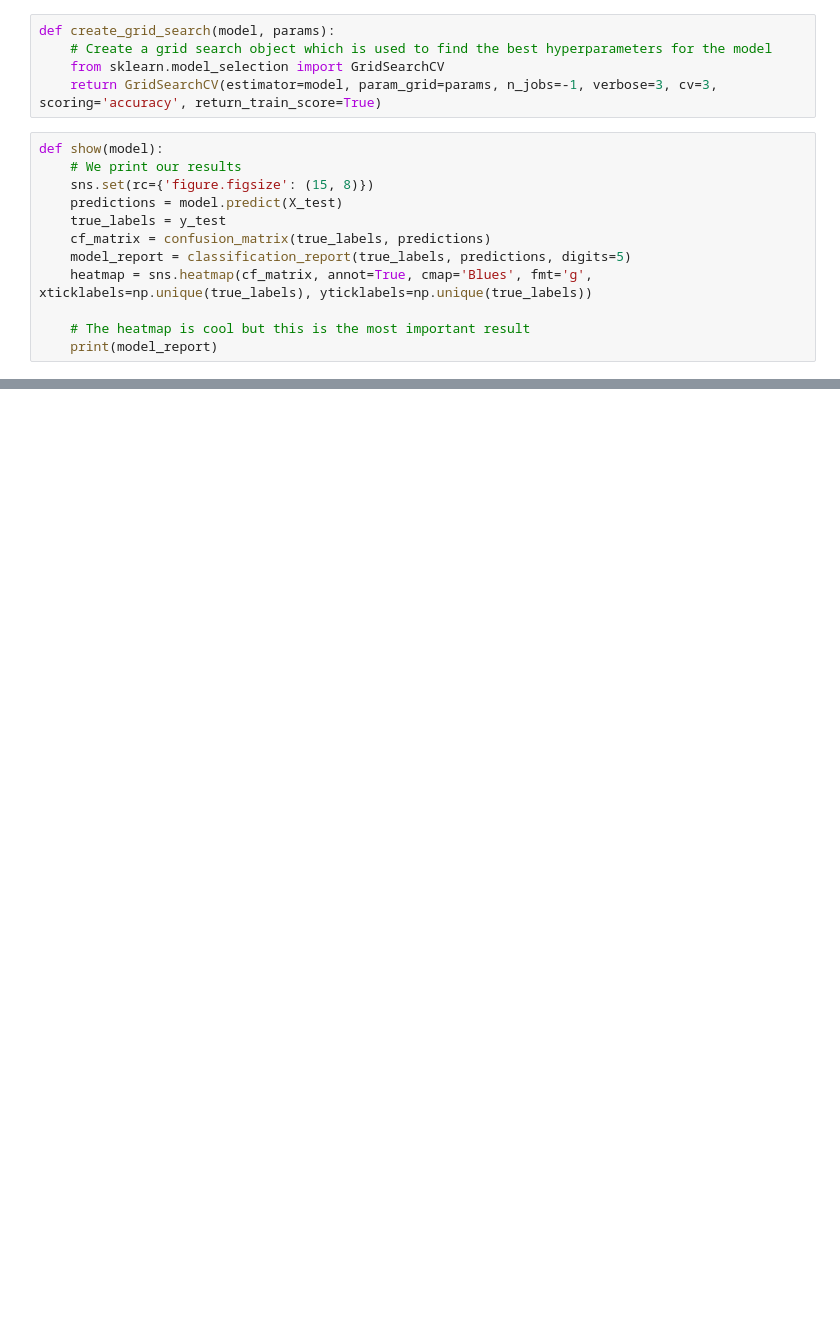
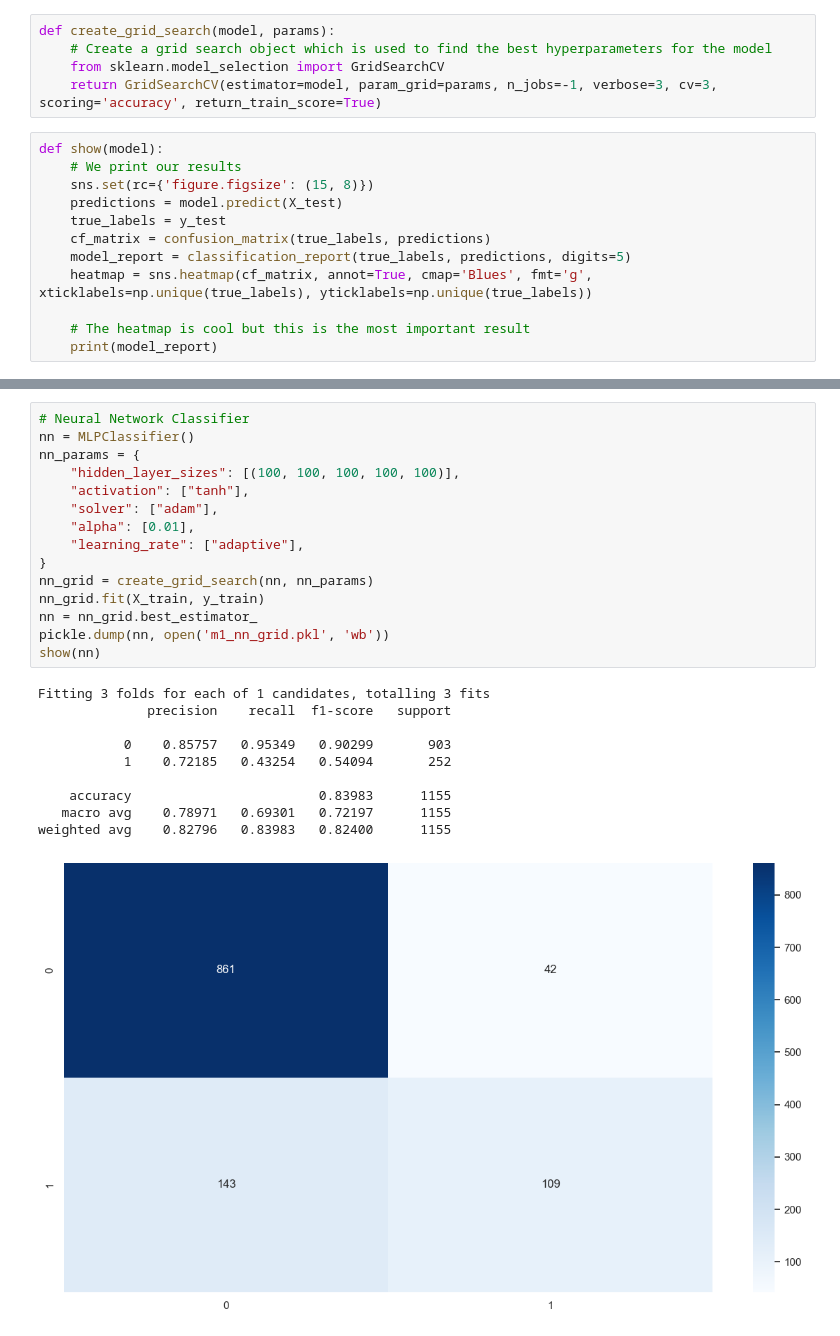
Before and after one commit to VictoKu1/IndustrialControlSystemCyberAttackDetectingCourse, a Jupyter notebook: Industrial_Power_Control_Cyber_Attacks_Detection.ipynb, the cells around one changed output, grey strips where cells are left out. Saved outputs shown, nothing was run; the diff lists cells and outputs as text; blank space fills up the shorter version.

```diff
--- a/Industrial_Power_Control_Cyber_Attacks_Detection.ipynb
+++ b/Industrial_Power_Control_Cyber_Attacks_Detection.ipynb
@@ -660,0 +558,26 @@ weighted avg    0.96970   0.96970   0.96921      1155
+# %%
+# Neural Network Classifier
+nn = MLPClassifier()
+nn_params = {
+    "hidden_layer_sizes": [(100, 100, 100, 100, 100)],
+    "activation": ["tanh"],
+    "solver": ["adam"],
+    "alpha": [0.01],
+    "learning_rate": ["adaptive"],
+}
+nn_grid = create_grid_search(nn, nn_params)
+nn_grid.fit(X_train, y_train)
+nn = nn_grid.best_estimator_
+pickle.dump(nn, open('m1_nn_grid.pkl', 'wb'))
+show(nn)
+# %% [output]
+Fitting 3 folds for each of 1 candidates, totalling 3 fits
+              precision    recall  f1-score   support
+
+           0    0.85757   0.95349   0.90299       903
+           1    0.72185   0.43254   0.54094       252
+
+    accuracy                        0.83983      1155
+   macro avg    0.78971   0.69301   0.72197      1155
+weighted avg    0.82796   0.83983   0.82400      1155
+[figure, added]
```
Also changed, not shown: parts of 16 cells of this notebook, 5 other files.
